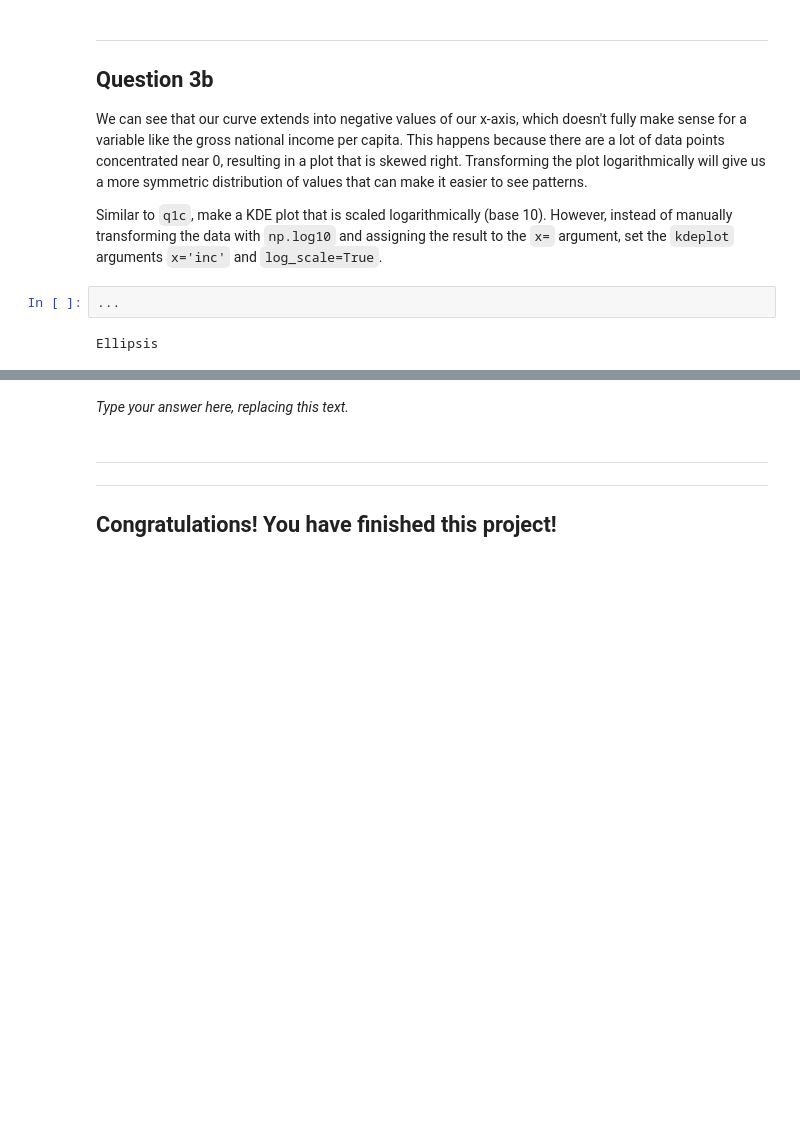
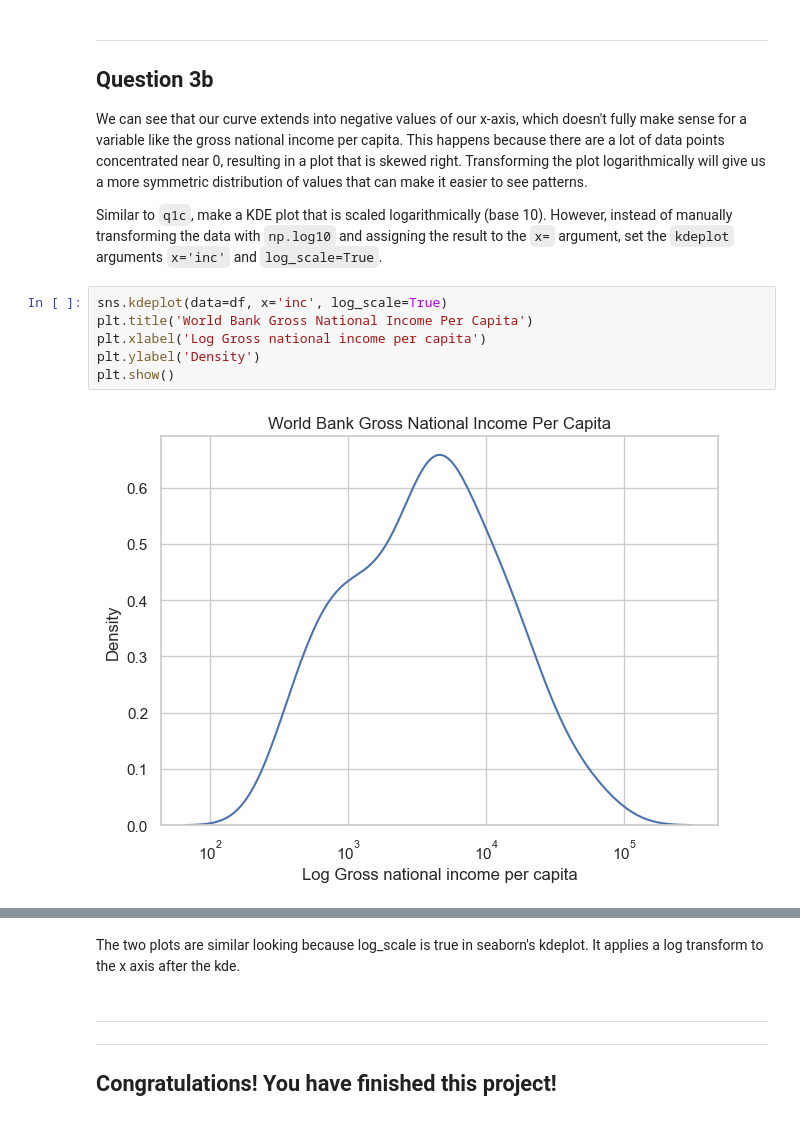
Before and after one commit to RamesTheGeneric/CSCIU459-GROUP-PROJECTS, a Jupyter notebook: A3/A3.ipynb, the cells around one changed output, grey strips where cells are left out. Drawn from its saved outputs; the diff is of its cells as text; blank space fills up the shorter version.

```diff
--- a/A3/A3.ipynb
+++ b/A3/A3.ipynb
@@ -655,10 +659,14 @@ Ellipsis
 We can see that our curve extends into negative values of our x-axis, which doesn't fully make sense for a variable like the gross national income per capita. This happens because there are a lot of data points concentrated near 0, resulting in a plot that is skewed right. Transforming the plot logarithmically will give us a more symmetric distribution of values that can make it easier to see patterns.
 
 Similar to `q1c`, make a KDE plot that is scaled logarithmically (base 10). However, instead of manually transforming the data with `np.log10` and assigning the result to the `x=` argument, set the `kdeplot` arguments `x='inc'` and `log_scale=True`.
-# %%
-...
-# %% [output]
-Ellipsis
+# %%
+sns.kdeplot(data=df, x='inc', log_scale=True)
+plt.title('World Bank Gross National Income Per Capita')
+plt.xlabel('Log Gross national income per capita')
+plt.ylabel('Density')
+plt.show()
+# %% [output]
+[figure, added]
 # %% [markdown]
 <!-- BEGIN QUESTION -->
 
@@ -673,8 +681,8 @@ Compare your KDE plot from `q3b` to the one from `q1c` shown below:
 Despite the graphs having different x-axes, the shape of their KDE plots look very similar. Why do you think that is?
 
 **Hint**: Notice the units and scale of the x-axes. Where is the log applied?
-# %% [markdown]
-_Type your answer here, replacing this text._
+# %% [markdown]
+The two plots are similar looking because log_scale is true in seaborn's kdeplot. It applies a log transform to the x axis after the kde.
 # %% [markdown]
 <!-- END QUESTION -->
 
```
Also changed, not shown: parts of 2 cells of this notebook, 1 other file.
